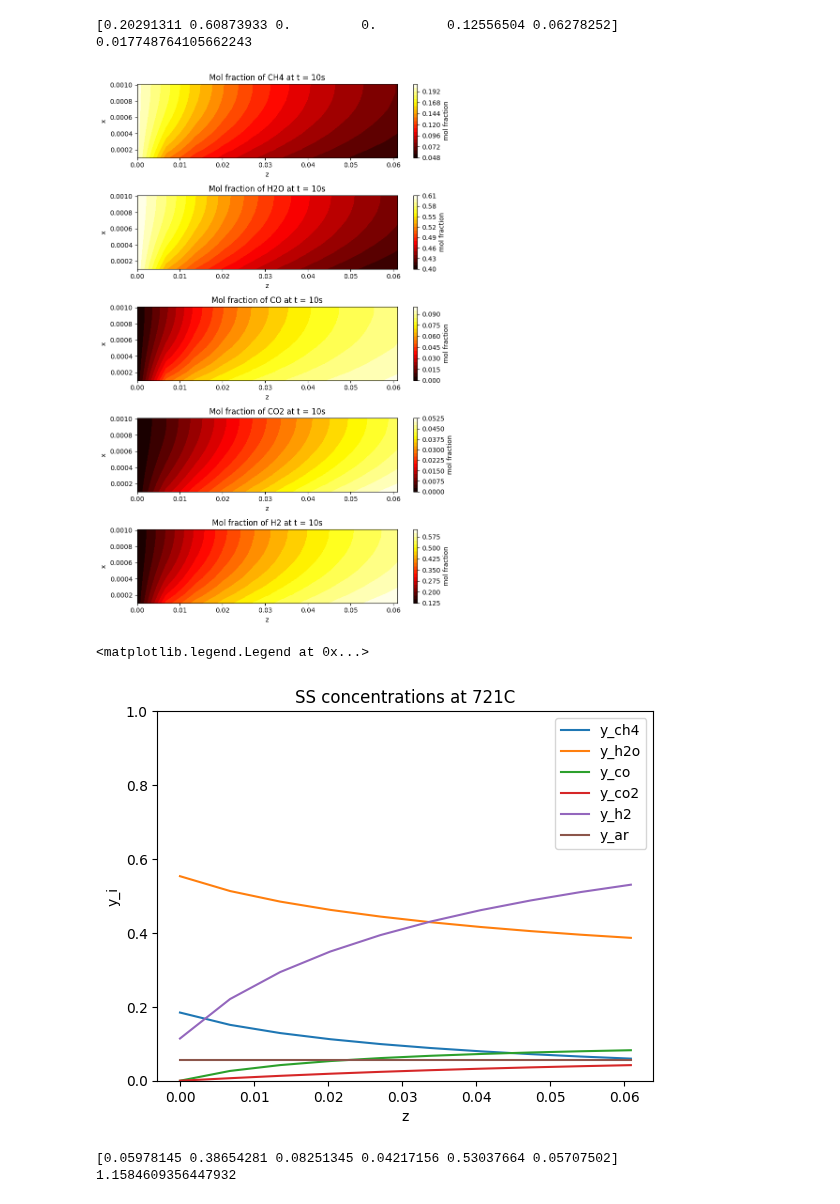
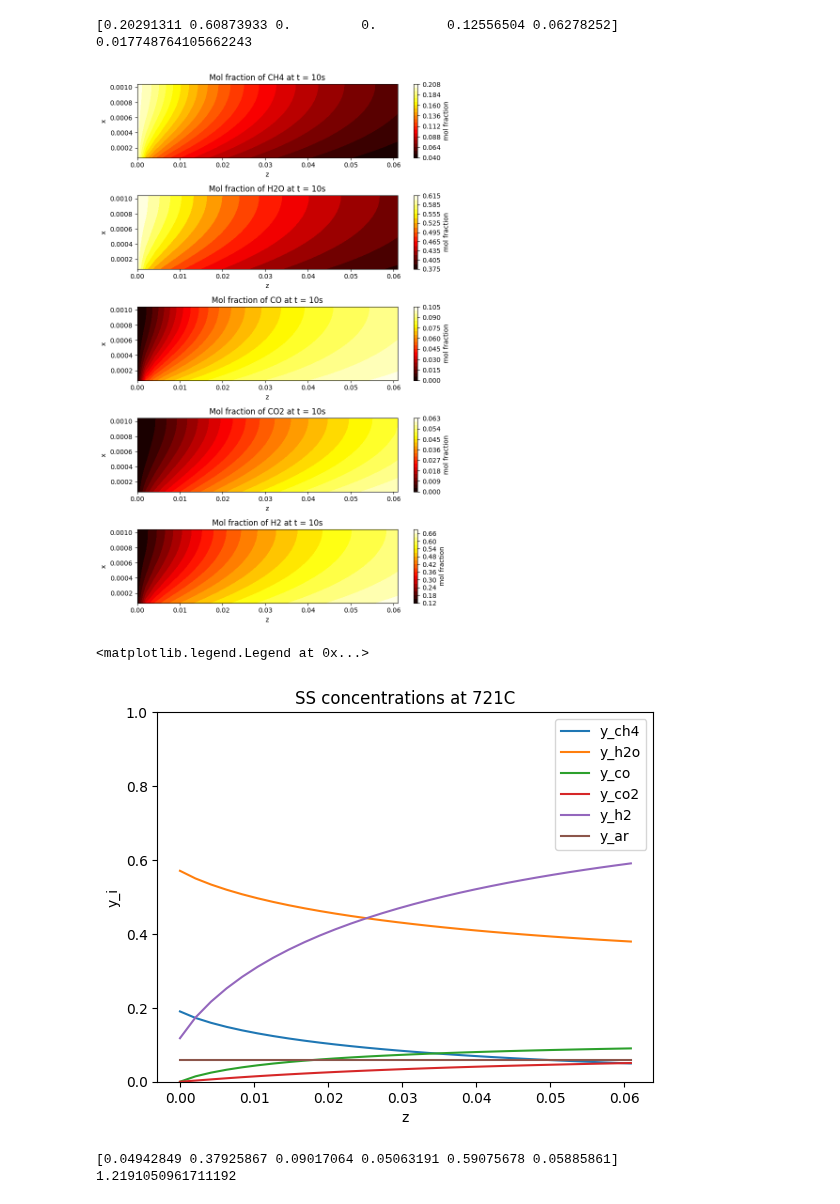
Before and after one commit to alexander-gbu/PMRModel, a Jupyter notebook: Scipy2DSSIsotherm_LATEST.ipynb, the cells around one changed output. Saved outputs shown, nothing was run; the diff lists cells and outputs as text; code cells hidden in the pictures.

```diff
--- a/Scipy2DSSIsotherm_LATEST.ipynb
+++ b/Scipy2DSSIsotherm_LATEST.ipynb
@@ -38,7 +38,7 @@ Ku = 1
 Keqsmr = (101325/100000)**2 * np.exp(-26830/T + 30.114)
 Keqwgs = np.exp(4400/T - 4.036)
 
-num_z, num_x = 10, 10  # Dimensions of the 2D domain
+num_z, num_x = 30, 15 # Dimensions of the 2D domain
 nz, nx = num_z, num_x+2   # Number of spatial grid points with 2 imaginary nodes
 dz, dx = L / (nz - 1), R / (nx - 1)  # Spatial step sizes
 z = np.linspace(0, L, nz)
@@ -84,34 +84,34 @@ def pde(t,y):
     for i in range(len(D)):
         dydt[i, 1:-1, :] = D[i] * dydx2[i, 1:-1, :] - v * dydz[i, 1:-1, :]
 
     return dydt.flatten()
 
 t_final = 10
 t_span = (0, t_final)  # Time interval
 t_eval = np.linspace(0, t_final, 10)  # Time evaluation points
 
 sol = solve_ivp(pde, t_span, u_init, method='RK45', t_eval=t_eval)
 
 sol_plot = sol.y[:, -1].reshape((6, nx, nz)) #6 is number of components
 
 # print(sol_plot[5,1:-1,:])
 
 num_plts = 5
 fig, ax = plt.subplots(num_plts, 1, figsize=(8, 12))
 labels = ['CH4', 'H2O', 'CO', 'CO2', 'H2', 'Ar']
 for i in range(num_plts):
     ax[i].contourf(z, x[1:-1], sol_plot[i, 1:-1, :], 20, cmap='hot', vmin=0, vmax=1)
     ax[i].set_title(f'Mol fraction of {labels[i]} at t = {sol.t[-1]:.0f}s')
     ax[i].set_xlabel('z')
     ax[i].set_ylabel('x')
     fig.colorbar(ax[i].contourf(z, x[1:-1], sol_plot[i, 1:-1, :], 20, cmap='hot'), ax=ax[i], label='mol fraction')
 
 plt.tight_layout()
 plt.show()
 # %% [output]
 [0.20291311 0.60873933 0.         0.         0.12556504 0.06278252]
 0.017748764105662243
-[figure, old version]
+[figure, new version]
 # %%
 sol_1d = np.sum(sol_plot[:, 1:-1, :]*dx/R, axis = 1)
 # print(sol_1d)
@@ -128,10 +128,10 @@ plt.title('SS concentrations at ' + str(T-273) + 'C')
 plt.legend()
 # %% [output]
 <matplotlib.legend.Legend at 0x...>
-[figure, old version]
+[figure, new version]
 # %%
 print(sol_1d[:,-1])
 print(sum(sol_1d[:,-1]))
 # %% [output]
-[0.05978145 0.38654281 0.08251345 0.04217156 0.53037664 0.05707502]
-1.1584609356447932
+[0.04942849 0.37925867 0.09017064 0.05063191 0.59075678 0.05885861]
+1.2191050961711192
```
